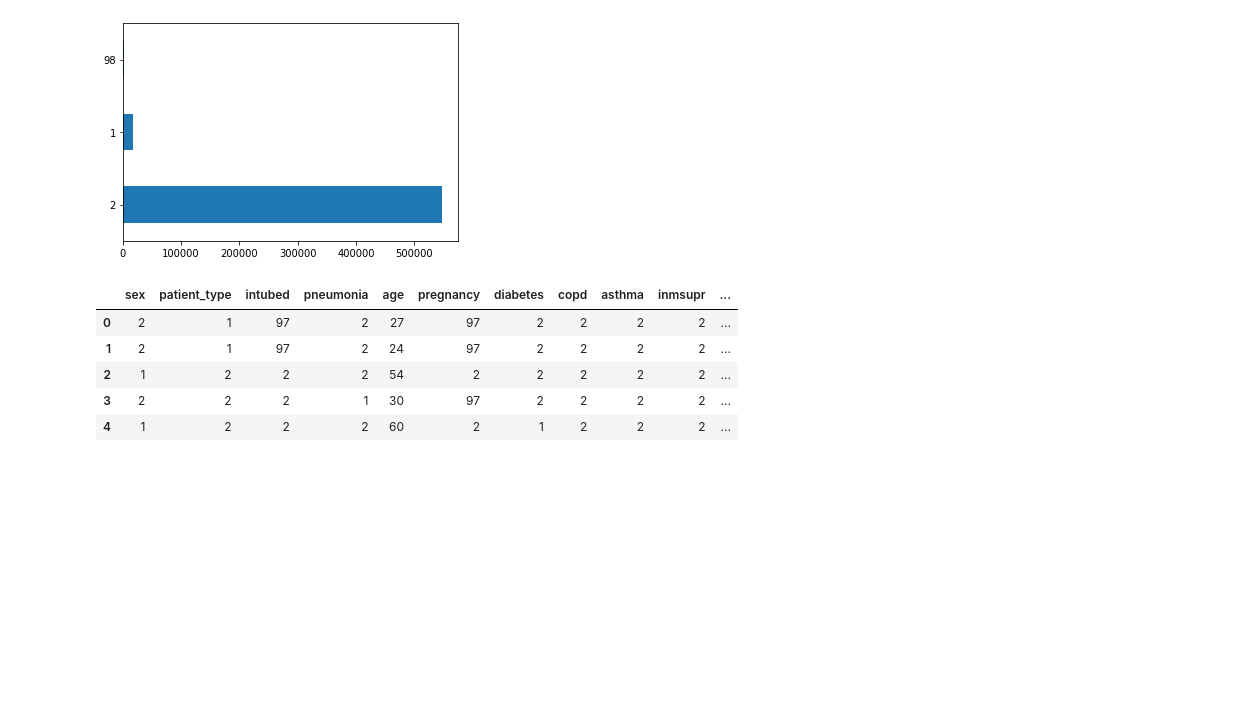
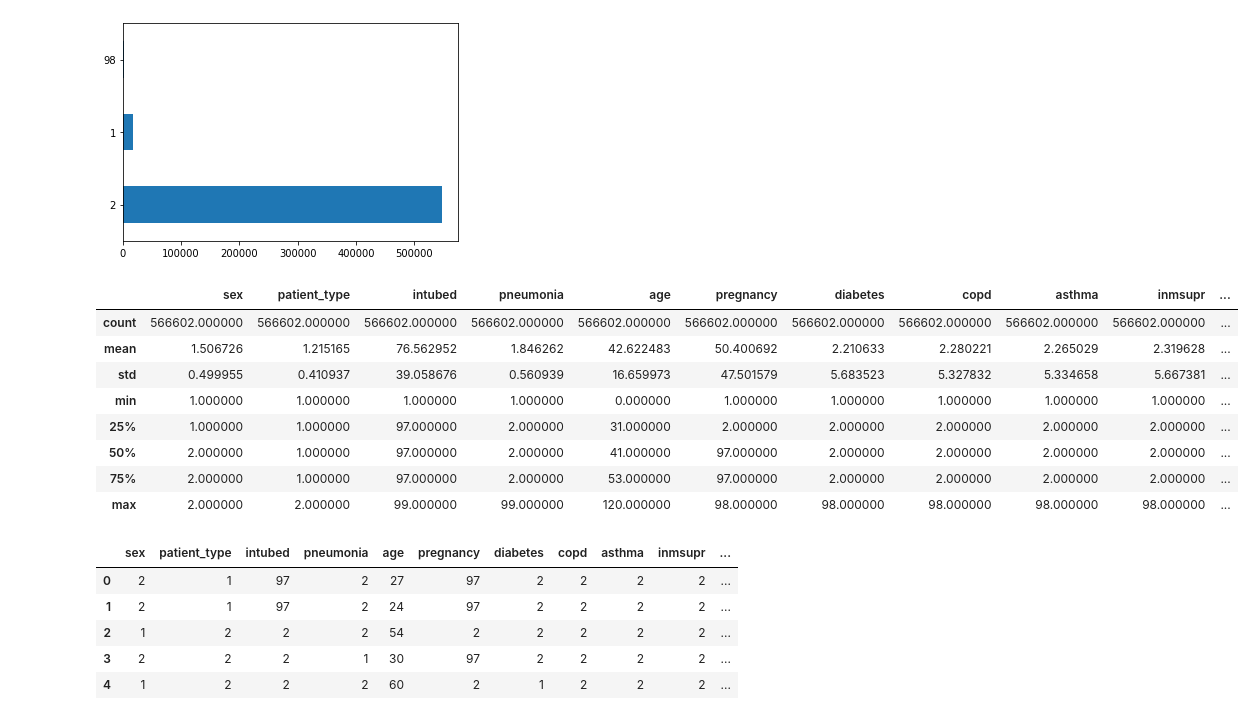
Before and after one commit to Andres8bit/Machine-Learning, a Jupyter notebook: Covid_model.ipynb, the cells around one changed output. Cells and saved outputs as stored; diff of their text form; code cells hidden in the pictures; blank space fills up the shorter version.

```diff
--- a/Covid_model.ipynb
+++ b/Covid_model.ipynb
@@ -382,6 +388,18 @@ training_set.asthma.value_counts().plot(kind='barh')
 plt.show()
 # %% [output]
 [figure]
+# %%
+training_set.describe()
+# %% [output]
+|  | sex | patient_type | intubed | pneumonia | age | pregnancy | diabetes | copd | asthma | inmsupr | ... |
+| count | 566602.000000 | 566602.000000 | 566602.000000 | 566602.000000 | 566602.000000 | 566602.000000 | 566602.000000 | 566602.000000 | 566602.000000 | 566602.000000 | ... |
+| mean | 1.506726 | 1.215165 | 76.562952 | 1.846262 | 42.622483 | 50.400692 | 2.210633 | 2.280221 | 2.265029 | 2.319628 | ... |
+| std | 0.499955 | 0.410937 | 39.058676 | 0.560939 | 16.659973 | 47.501579 | 5.683523 | 5.327832 | 5.334658 | 5.667381 | ... |
+| min | 1.000000 | 1.000000 | 1.000000 | 1.000000 | 0.000000 | 1.000000 | 1.000000 | 1.000000 | 1.000000 | 1.000000 | ... |
+| 25% | 1.000000 | 1.000000 | 97.000000 | 2.000000 | 31.000000 | 2.000000 | 2.000000 | 2.000000 | 2.000000 | 2.000000 | ... |
+| 50% | 2.000000 | 1.000000 | 97.000000 | 2.000000 | 41.000000 | 97.000000 | 2.000000 | 2.000000 | 2.000000 | 2.000000 | ... |
+| 75% | 2.000000 | 1.000000 | 97.000000 | 2.000000 | 53.000000 | 97.000000 | 2.000000 | 2.000000 | 2.000000 | 2.000000 | ... |
+| max | 2.000000 | 2.000000 | 99.000000 | 99.000000 | 120.000000 | 98.000000 | 98.000000 | 98.000000 | 98.000000 | 98.000000 | ... |
 # %%
 X = training_set.iloc[:,:19].copy()
 X.head()
```
Also changed, not shown: parts of 18 cells of this notebook.
